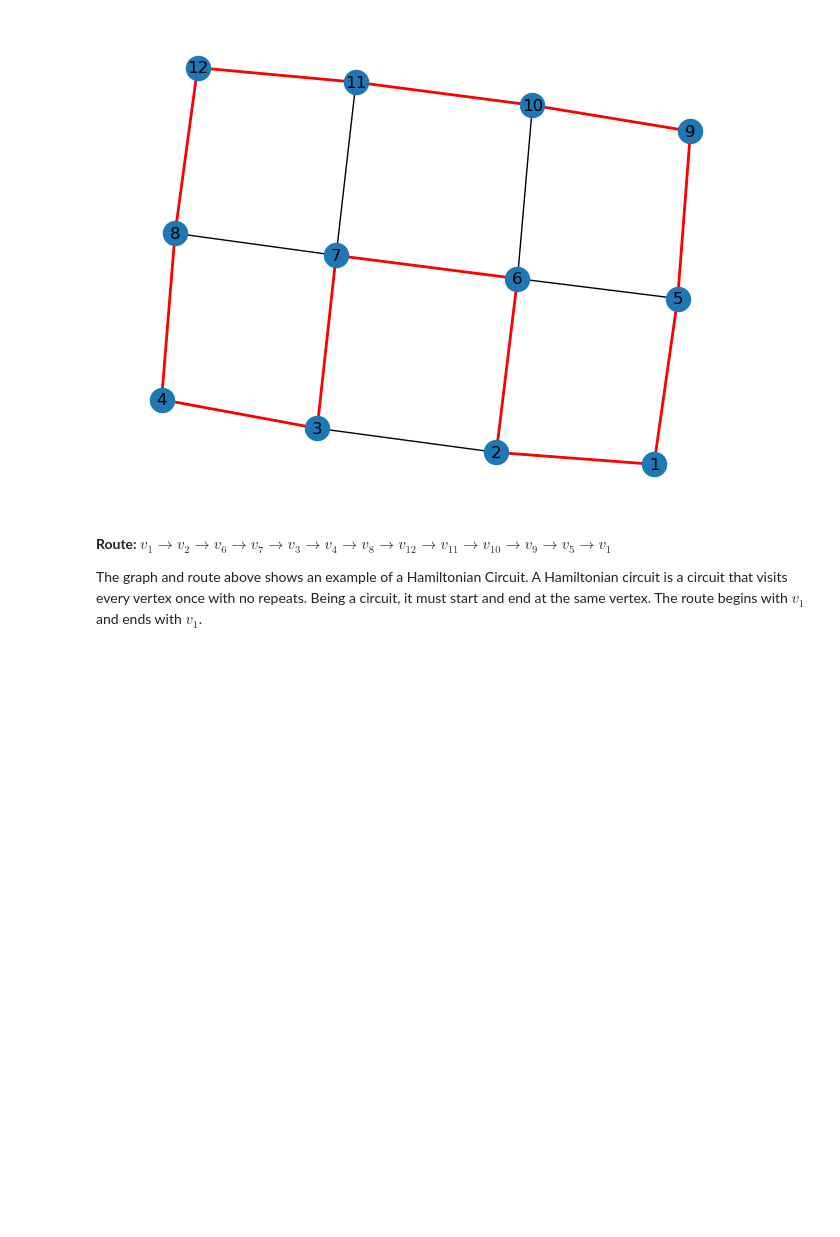
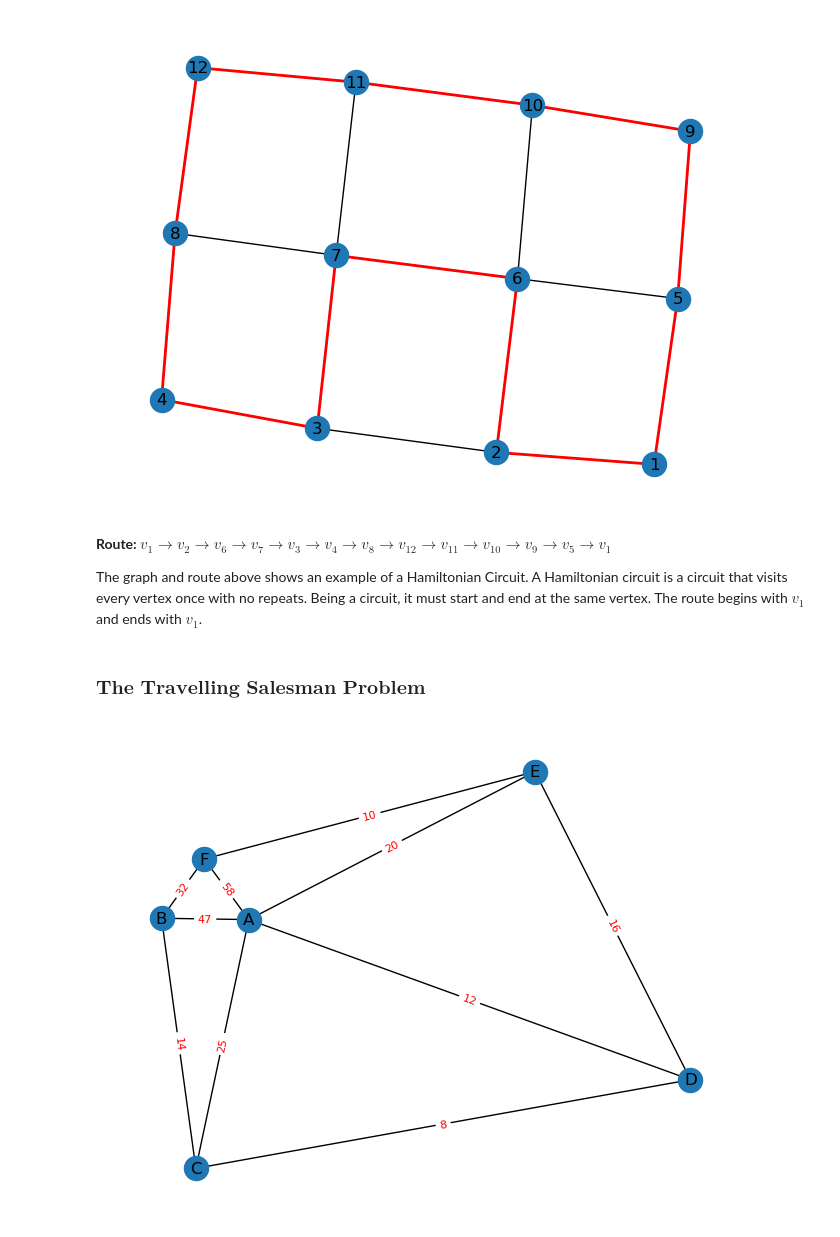
Before and after one commit to skyleccc/Discrete_Mathematics_2, a Jupyter notebook: Antonio_Assignments/Lecture_3.ipynb, the cells around one changed output. Drawn from its saved outputs; the diff is of its cells as text; code cells hidden in the pictures; blank space fills up the shorter version.

```diff
--- a/Antonio_Assignments/Lecture_3.ipynb
+++ b/Antonio_Assignments/Lecture_3.ipynb
@@ -505,3 +505,38 @@ plt.show()
 <b>Route: </b> $v_1 \to v_2 \to v_6 \to v_7 \to v_3 \to v_4 \to v_8 \to v_{12} \to v_{11} \to v_{10} \to v_9 \to v_5 \to v_1$
 
 The graph and route above shows an example of a Hamiltonian Circuit. A Hamiltonian circuit is a circuit that visits every vertex once with no repeats. Being a circuit, it must start and end at the same vertex. The route begins with $v_1$ and ends with $v_1$.
+# %% [markdown]
+### $\textbf{The Travelling Salesman Problem}$
+# %%
+import networkx as nx
+import matplotlib.pyplot as plt
+seed = 6
+
+# Create a graph
+G = nx.Graph()
+G.add_nodes_from(["A","B","C","D","E","F"])
+edgelist = [("A", "B", 47),
+            ("A", "C", 25),
+            ("A", "D", 12),
+            ("A", "E", 20),
+            ("A", "F", 58),
+            ("B", "C", 14),
+            ("C", "D", 8),
+            ("D", "E", 16),
+            ("E", "F", 10),
+            ("F", "B", 32)]
+G.add_weighted_edges_from(edgelist)
+
+# Plot the graph
+# pos = nx.spectral_layout(G)
+pos = nx.spectral_layout(G)
+nx.draw(G, pos=pos, with_labels=True)
+
+# Display edge labels
+edge_labels = nx.get_edge_attributes(G, 'weight')
+nx.draw_networkx_edge_labels(G, pos=pos, edge_labels=edge_labels, font_color='red', font_size=8)
+
+
+plt.show()
+# %% [output]
+[figure, added]
```
Also changed, not shown: parts of 1 cell of this notebook.
